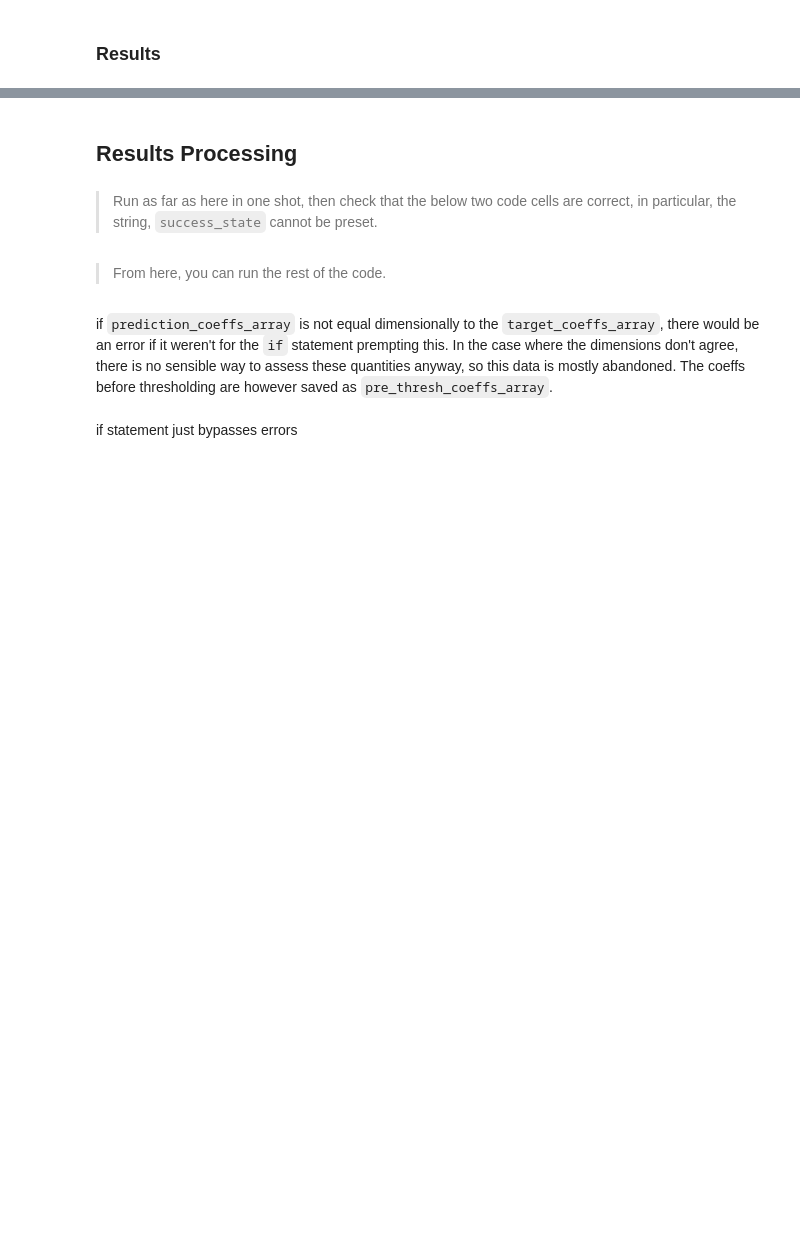
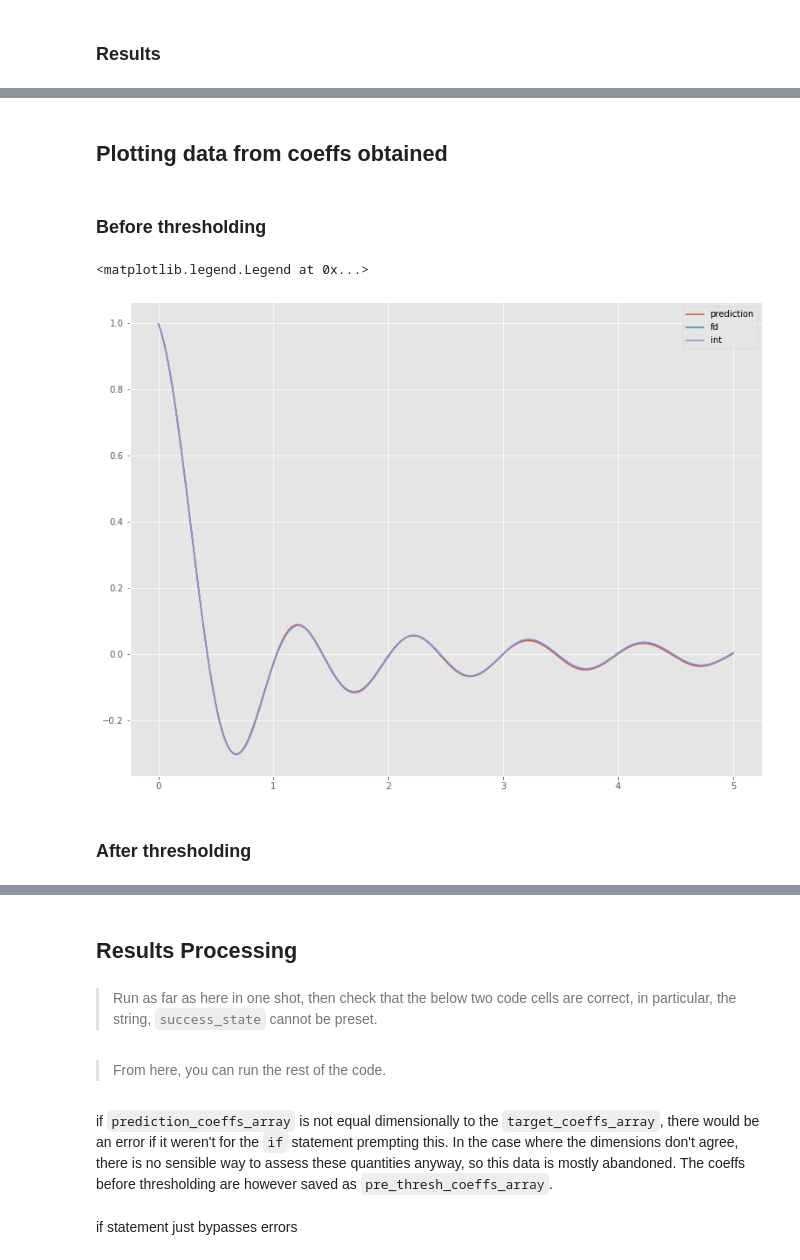
Before and after one commit to AlexB-B/DeePyMoD_torch_AlexVersion, a Jupyter notebook: notebooks/VE-DGValidation-DMTesting.ipynb, the cells around one changed output, grey strips where cells are left out. Cells and saved outputs as stored; diff of their text form; code cells hidden in the pictures; blank space fills up the shorter version.

```diff
--- a/notebooks/VE-DGValidation-DMTesting.ipynb
+++ b/notebooks/VE-DGValidation-DMTesting.ipynb
@@ -269,0 +289,30 @@ sparsity_mask_list_list
+# %% [markdown]
+## Plotting data from coeffs obtained
+# %% [markdown]
+### Before thresholding
+# %%
+time_tensor_post = torch.tensor(scaled_time_array, dtype=torch.float32, requires_grad=True)
+prediction_tensor = network(time_tensor_post)
+coeff_vector = sparse_coeff_vector_list_list[0][0]
+sparsity_mask = sparsity_mask_list_list[0][0]
+library_diff_order = library_config['diff_order']
+# %%
+prediction_array = np.array(prediction_tensor.detach())
+scaled_strain_array = strain_array*strain_sf
+
+response_recalc_fd_bt = VE_datagen.calculate_finite_difference_diff_equation(scaled_time_array, scaled_strain_array, prediction_array, coeff_vector, sparsity_mask, library_diff_order, input_type)
+# %%
+scaled_input_expr = lambda t: strain_sf*input_expr(t/time_sf)
+
+response_recalc_int_bt = VE_datagen.calculate_int_diff_equation(time_tensor_post, prediction_tensor, scaled_input_expr, coeff_vector, sparsity_mask, library_diff_order, input_type)
+# %%
+plt.figure(figsize=(13,10))
+plt.plot(time_array.flatten(), prediction_array.flatten(), label='prediction')
+plt.plot(time_array.flatten(), response_recalc_fd_bt.flatten(), label='fd')
+plt.plot(time_array.flatten(), response_recalc_int_bt.flatten(), label='int')
+plt.legend()
+# %% [output]
+<matplotlib.legend.Legend at 0x...>
+[figure, added]
+# %% [markdown]
+### After thresholding
```
Also changed, not shown: parts of 26 cells of this notebook, 1 other file.
